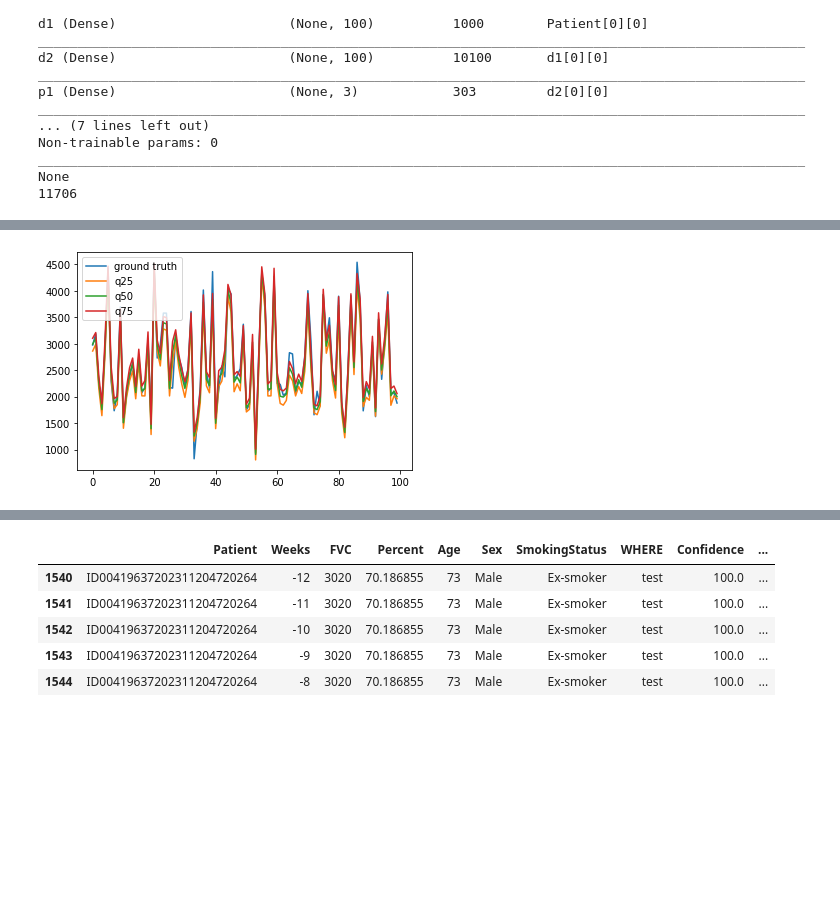
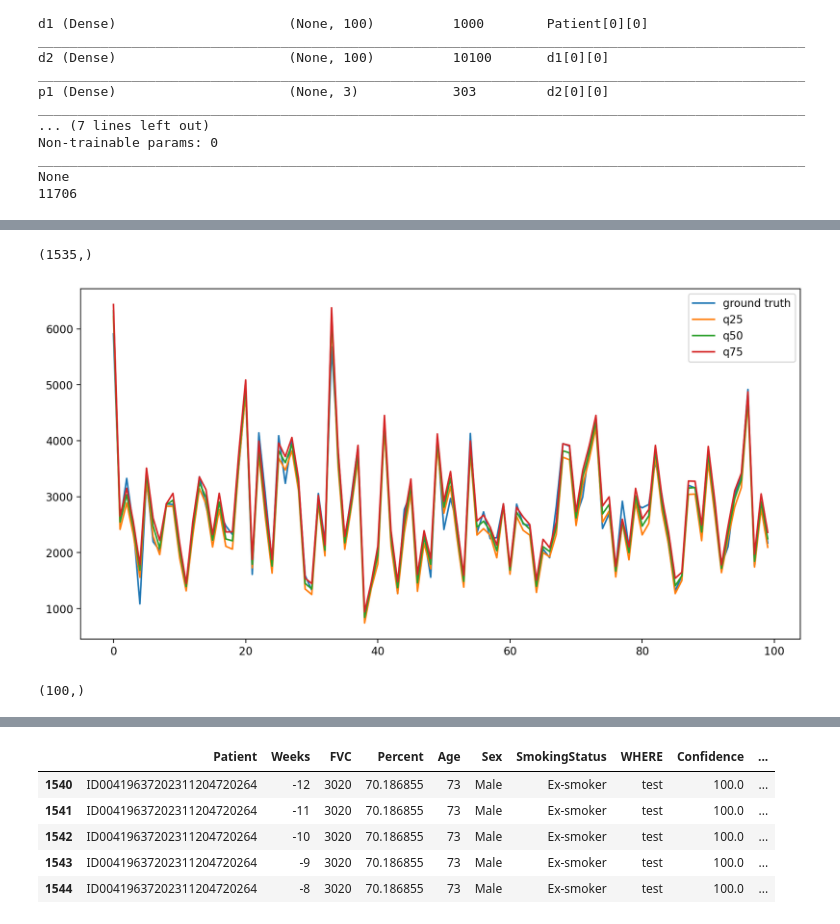
Before and after one commit to prohor33/osic-pfp, a Jupyter notebook: exps/higher-lb-score-by-tuning-mloss-upgrade/higher-lb-score-by-tuning-mloss-upgrade-097767.ipynb, the cells around one changed output, grey strips where cells are left out. Saved outputs shown, nothing was run; the diff lists cells and outputs as text; code cells hidden in the pictures; blank space fills up the shorter version.

```diff
--- a/exps/higher-lb-score-by-tuning-mloss-upgrade/higher-lb-score-by-tuning-mloss-upgrade-097767.ipynb
+++ b/exps/higher-lb-score-by-tuning-mloss-upgrade/higher-lb-score-by-tuning-mloss-upgrade-097767.ipynb
@@ -676,13 +682,22 @@ print(sigma_opt, sigma_mean)
+# %%
+y.shape
+# %% [output]
+(1535,)
 # %%
 idxs = np.random.randint(0, y.shape[0], 100)
+plt.figure(num=None, figsize=(12, 6), dpi=200, facecolor='w', edgecolor='k')
 plt.plot(y[idxs], label="ground truth")
 plt.plot(pred[idxs, 0], label="q25")
 plt.plot(pred[idxs, 1], label="q50")
 plt.plot(pred[idxs, 2], label="q75")
 plt.legend(loc="best")
 plt.show()
 # %% [output]
-[figure, old version]
+[figure, new version]
+# %%
+idxs.shape
+# %% [output]
+(100,)
 # %%
 print(unc.min(), unc.mean(), unc.max(), (unc>=0).mean())
 # %% [output]
```
Also changed, not shown: parts of 13 cells of this notebook.
